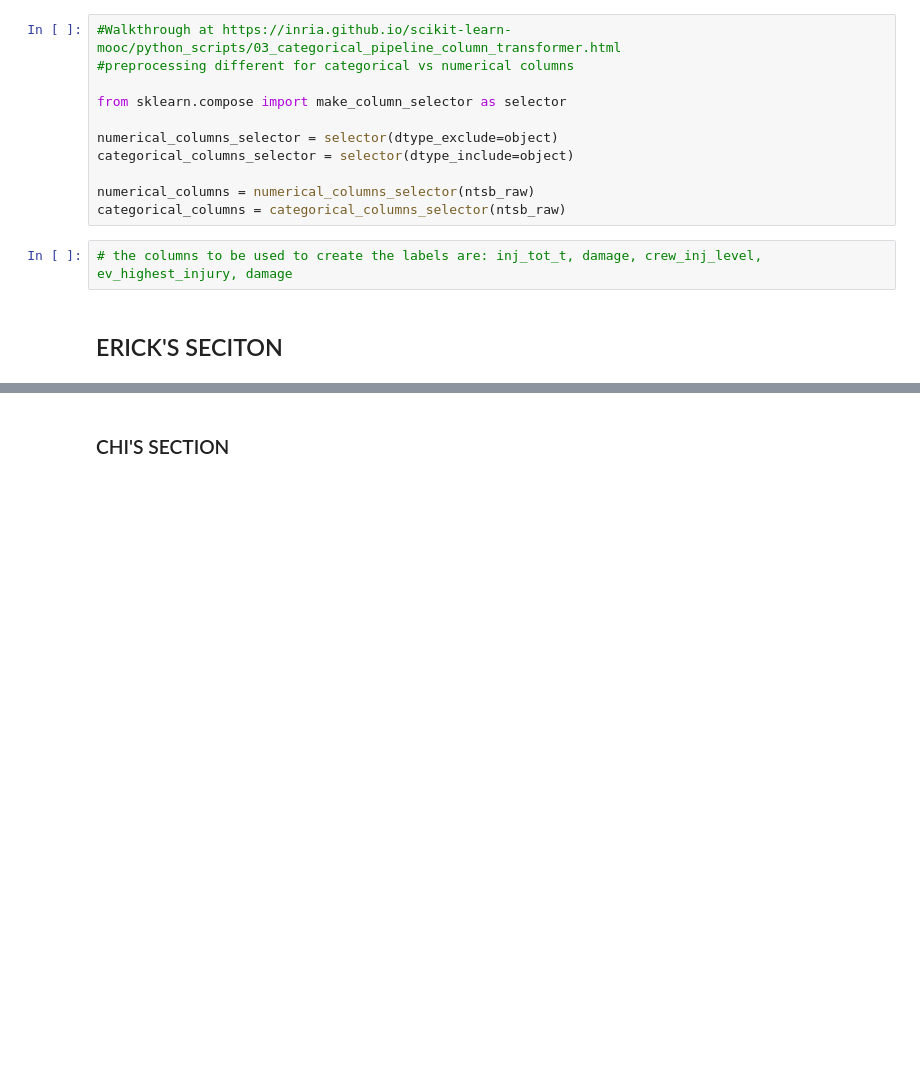
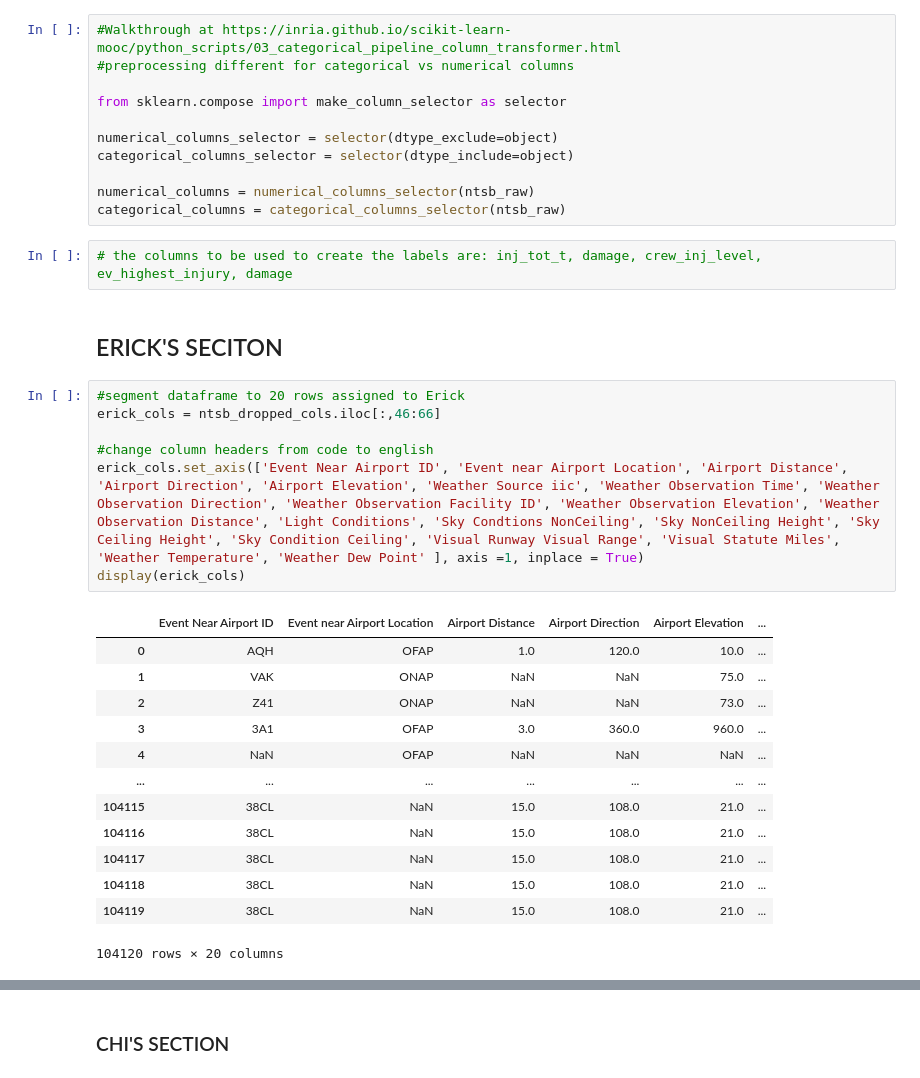
Before and after one commit to kd365/faafall22, a Jupyter notebook: cleaning.ipynb, the cells around one changed output, grey strips where cells are left out. Cells and saved outputs as stored; diff of their text form; blank space fills up the shorter version.

```diff
--- a/cleaning.ipynb
+++ b/cleaning.ipynb
@@ -345,3 +348,24 @@ categorical_columns = categorical_columns_selector(ntsb_raw)
 # the columns to be used to create the labels are: inj_tot_t, damage, crew_inj_level, ev_highest_injury, damage
 # %% [markdown]
 ## ERICK'S SECITON
+# %%
+#segment dataframe to 20 rows assigned to Erick
+erick_cols = ntsb_dropped_cols.iloc[:,46:66]
+
+#change column headers from code to english
+erick_cols.set_axis(['Event Near Airport ID', 'Event near Airport Location', 'Airport Distance', 'Airport Direction', 'Airport Elevation', 'Weather Source iic', 'Weather Observation Time', 'Weather Observation Direction', 'Weather Observation Facility ID', 'Weather Observation Elevation', 'Weather Observation Distance', 'Light Conditions', 'Sky Condtions NonCeiling', 'Sky NonCeiling Height', 'Sky Ceiling Height', 'Sky Condition Ceiling', 'Visual Runway Visual Range', 'Visual Statute Miles', 'Weather Temperature', 'Weather Dew Point' ], axis =1, inplace = True)
+display(erick_cols)
+# %% [output]
+|  | Event Near Airport ID | Event near Airport Location | Airport Distance | Airport Direction | Airport Elevation | ... |
+| 0 | AQH | OFAP | 1.0 | 120.0 | 10.0 | ... |
+| 1 | VAK | ONAP | NaN | NaN | 75.0 | ... |
+| 2 | Z41 | ONAP | NaN | NaN | 73.0 | ... |
+| 3 | 3A1 | OFAP | 3.0 | 360.0 | 960.0 | ... |
+| 4 | NaN | OFAP | NaN | NaN | NaN | ... |
+| ... | ... | ... | ... | ... | ... | ... |
+| 104115 | 38CL | NaN | 15.0 | 108.0 | 21.0 | ... |
+| 104116 | 38CL | NaN | 15.0 | 108.0 | 21.0 | ... |
+| 104117 | 38CL | NaN | 15.0 | 108.0 | 21.0 | ... |
+| 104118 | 38CL | NaN | 15.0 | 108.0 | 21.0 | ... |
+| 104119 | 38CL | NaN | 15.0 | 108.0 | 21.0 | ... |
+104120 rows × 20 columns
```
Also changed, not shown: parts of 8 cells of this notebook.
